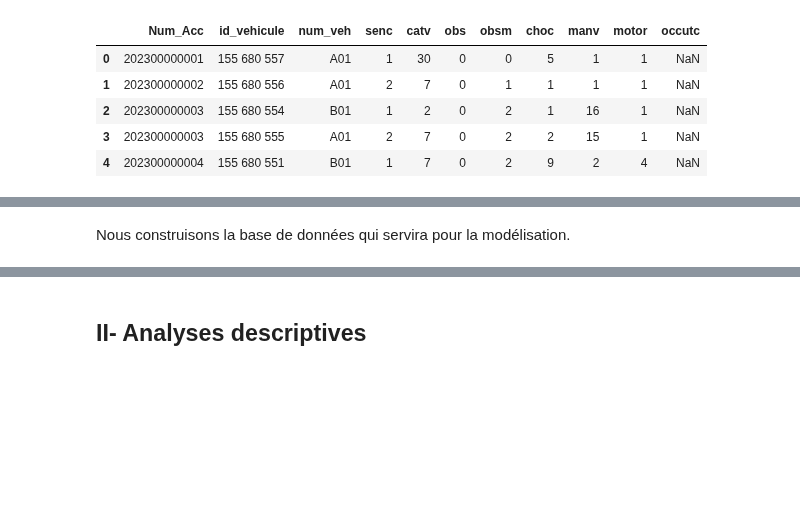
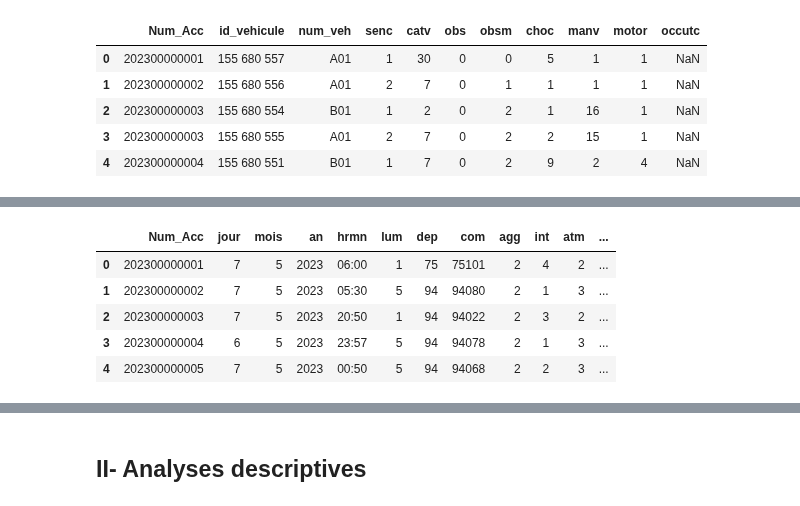
Before and after one commit to ABE-svg/Projet-Python-pour-la-Data-Science, a Jupyter notebook: main_file.ipynb, the cells around one changed output, grey strips where cells are left out. Saved outputs shown, nothing was run; the diff lists cells and outputs as text; code cells hidden in the pictures; blank space fills up the shorter version.

```diff
--- a/main_file.ipynb
+++ b/main_file.ipynb
@@ -177,6 +183,11 @@ df_lieux.head(5)
 # %%
 # Base caract
-df_caract = pd.read_csv(r"/home/onyxia/Projet-Python-pour-la-Data-Science/data/caract-2023.csv", sep = ';')
+df_caract = pd.read_csv("data/caract-2023.csv", sep = ';')
 df_caract.head()
+# %% [output]
+|  | Num_Acc | jour | mois | an | hrmn | lum | dep | com | agg | int | atm | ... |
+| 0 | 202300000001 | 7 | 5 | 2023 | 06:00 | 1 | 75 | 75101 | 2 | 4 | 2 | ... |
+| 1 | 202300000002 | 7 | 5 | 2023 | 05:30 | 5 | 94 | 94080 | 2 | 1 | 3 | ... |
+| 2 | 202300000003 | 7 | 5 | 2023 | 20:50 | 1 | 94 | 94022 | 2 | 3 | 2 | ... |
+| 3 | 202300000004 | 6 | 5 | 2023 | 23:57 | 5 | 94 | 94078 | 2 | 1 | 3 | ... |
+| 4 | 202300000005 | 7 | 5 | 2023 | 00:50 | 5 | 94 | 94068 | 2 | 2 | 3 | ... |
-# %% [markdown]
-Nous construisons la base de données qui servira pour la modélisation.
```
Also changed, not shown: parts of 44 cells of this notebook.
